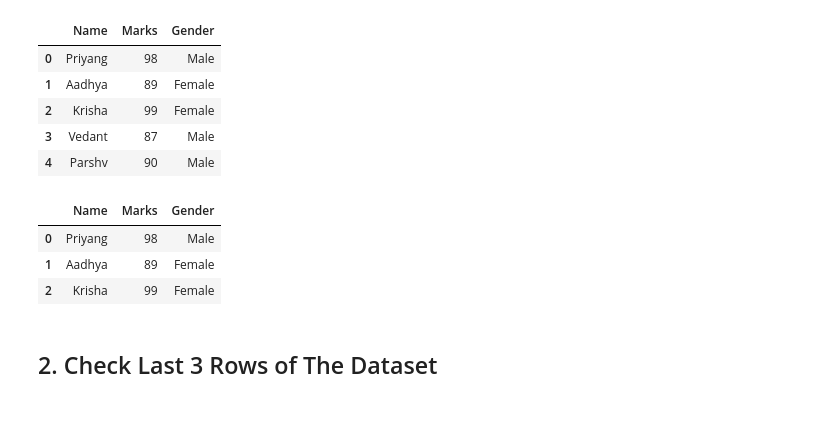
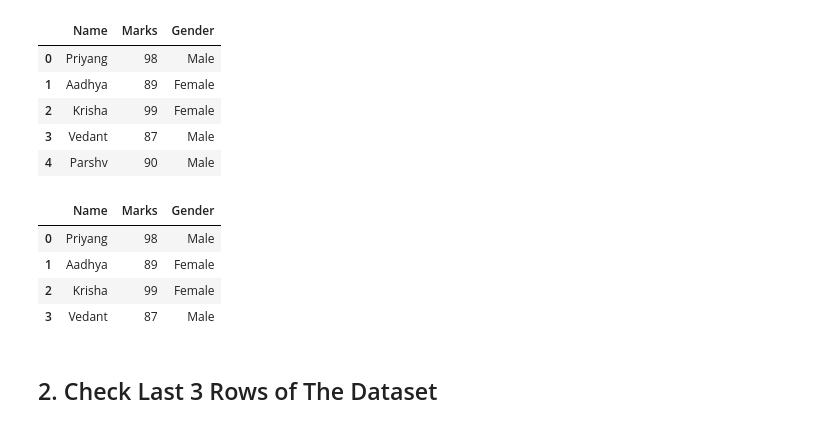
Before and after one commit to nanskee/data_analysis, a Jupyter notebook: Project 0 - Data Analysis Warmup Exercises.ipynb, the cells around one changed output. Cells and saved outputs as stored; diff of their text form; code cells hidden in the pictures.

```diff
--- a/Project 0 - Data Analysis Warmup Exercises.ipynb
+++ b/Project 0 - Data Analysis Warmup Exercises.ipynb
@@ -30,12 +53,13 @@ df1.head()
 | 3 | Vedant | 87 | Male |
 | 4 | Parshv | 90 | Male |
 # %%
-df1.head(3)
+df1.head(4)
 # %% [output]
 |  | Name | Marks | Gender |
 | 0 | Priyang | 98 | Male |
 | 1 | Aadhya | 89 | Female |
 | 2 | Krisha | 99 | Female |
+| 3 | Vedant | 87 | Male |
 # %% [markdown]
 ## 2. Check Last 3 Rows of The Dataset
 # %%
```
Also changed, not shown: parts of 1 cell of this notebook, 2 other files.
